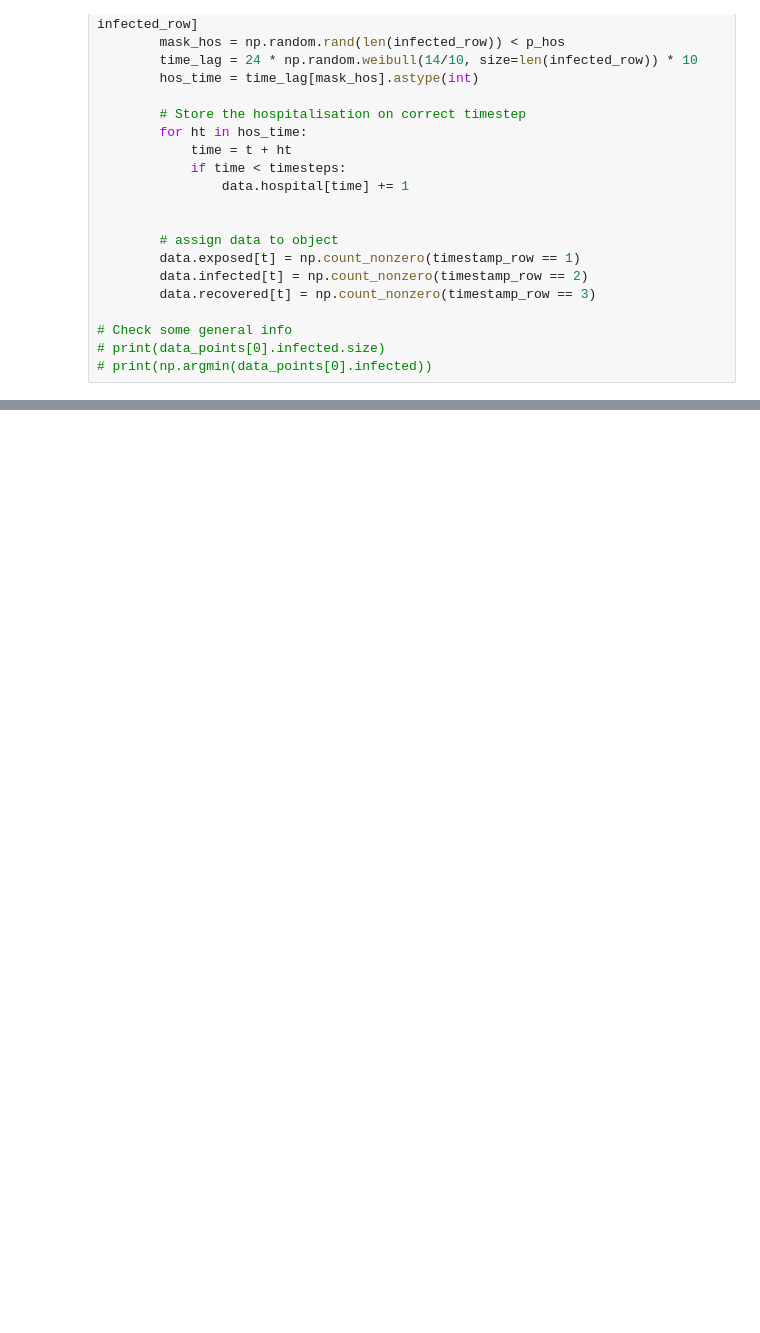
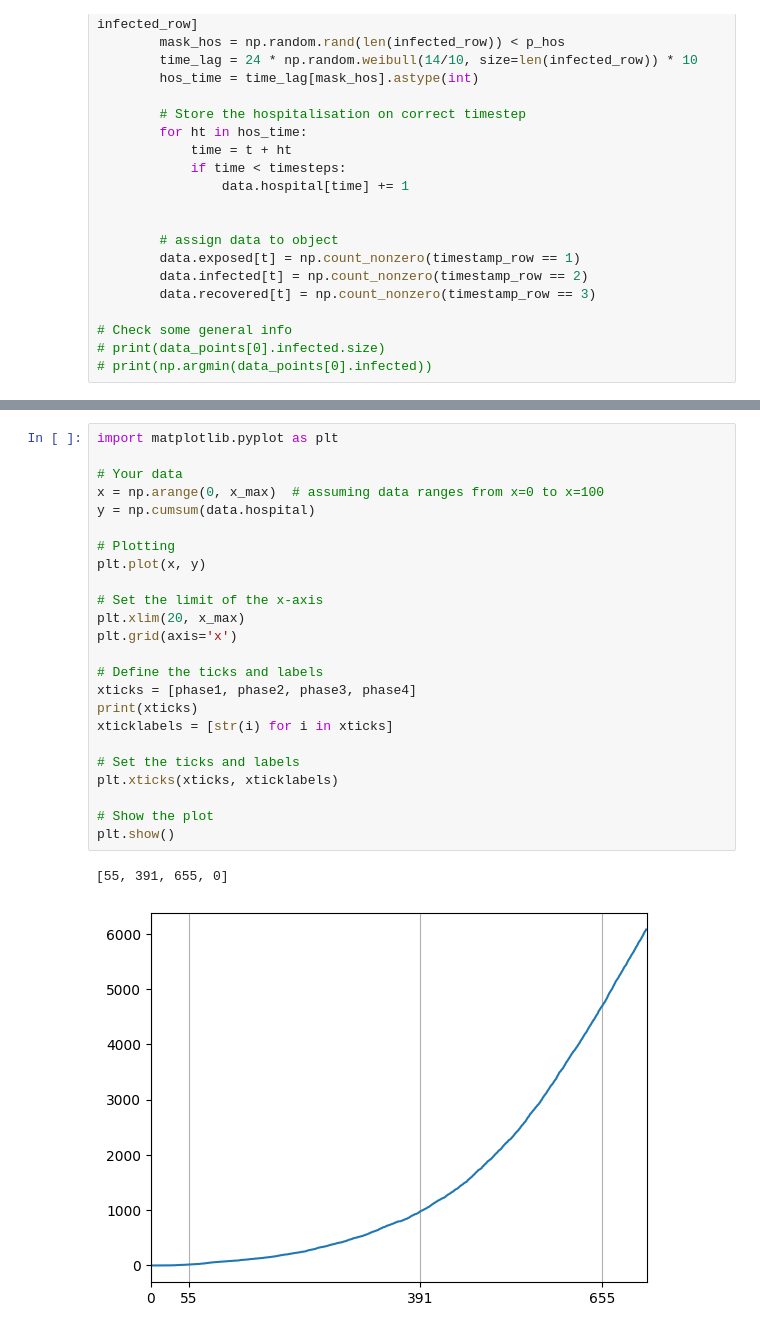
Before and after one commit to larsdekwant/covid-gravity-model, a Jupyter notebook: analysis.ipynb, the cells around one changed output, grey strips where cells are left out. Saved outputs shown, nothing was run; the diff lists cells and outputs as text; blank space fills up the shorter version.

```diff
--- a/analysis.ipynb
+++ b/analysis.ipynb
@@ -228,0 +257,27 @@ plt.show()
+# %%
+import matplotlib.pyplot as plt
+
+# Your data
+x = np.arange(0, x_max)  # assuming data ranges from x=0 to x=100
+y = np.cumsum(data.hospital)
+
+# Plotting
+plt.plot(x, y)
+
+# Set the limit of the x-axis
+plt.xlim(20, x_max)
+plt.grid(axis='x')
+
+# Define the ticks and labels
+xticks = [phase1, phase2, phase3, phase4]
+print(xticks)
+xticklabels = [str(i) for i in xticks]
+
+# Set the ticks and labels
+plt.xticks(xticks, xticklabels)
+
+# Show the plot
+plt.show()
+# %% [output]
+[55, 391, 655, 0]
+[figure, added]
```
Also changed, not shown: parts of 5 cells of this notebook, 4 other files.
